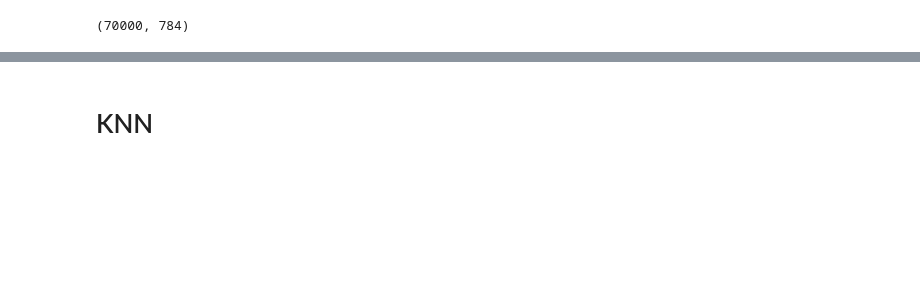
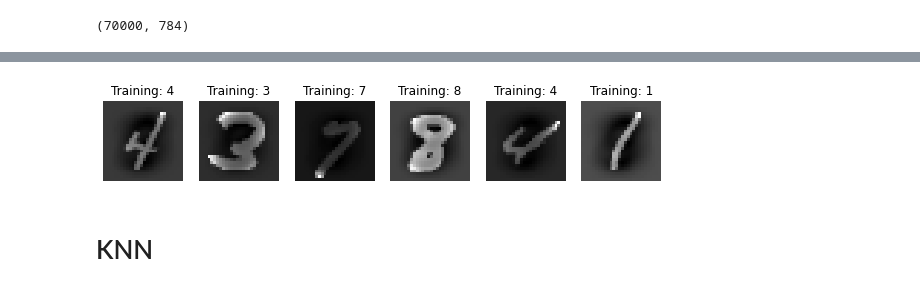
Before and after one commit to Altair200333/ML_tasks, a Jupyter notebook: task3/mnsit_classifires.ipynb, the cells around one changed output, grey strips where cells are left out. Saved outputs shown, nothing was run; the diff lists cells and outputs as text; code cells hidden in the pictures; blank space fills up the shorter version.

Commit message:
scale

```diff
--- a/task3/mnsit_classifires.ipynb
+++ b/task3/mnsit_classifires.ipynb
@@ -55,3 +59,11 @@ plotNumbers(X_train[:6], y_train[:6])
+# %%
+scaler = preprocessing.StandardScaler().fit(X_train)
+X_train_scaled = scaler.transform(X_train)
+X_test_scaled = scaler.transform(X_val)
+# %%
+plotNumbers(X_train_scaled[:6], y_train[:6])
+# %% [output]
+[figure, added]
 # %%
 classifiers = [
     KNeighborsClassifier(3),
```
Also changed, not shown: parts of 22 cells of this notebook.
